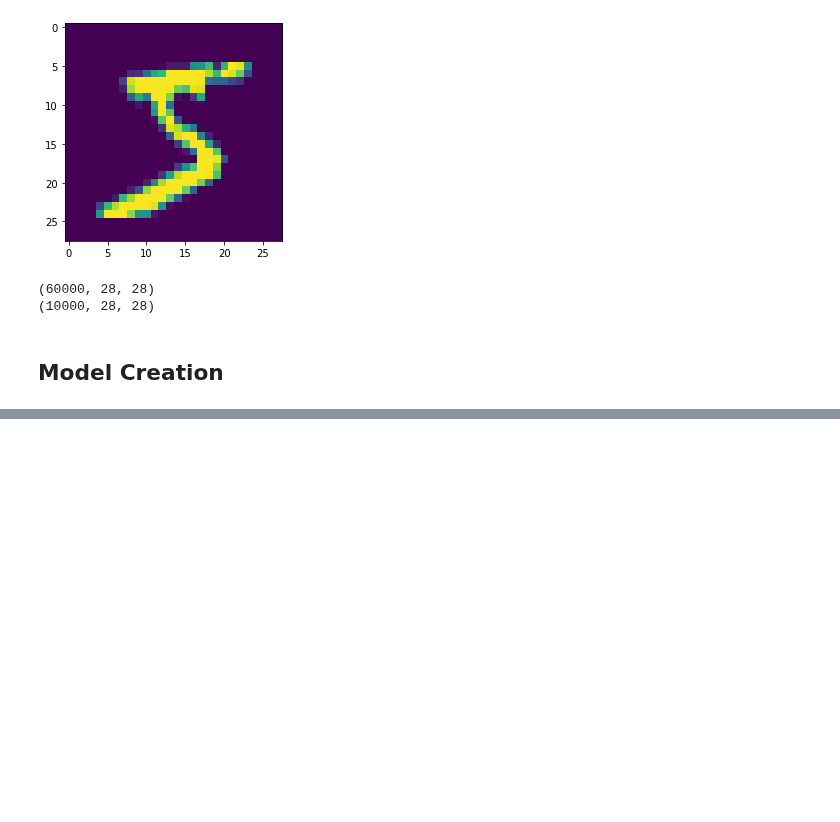
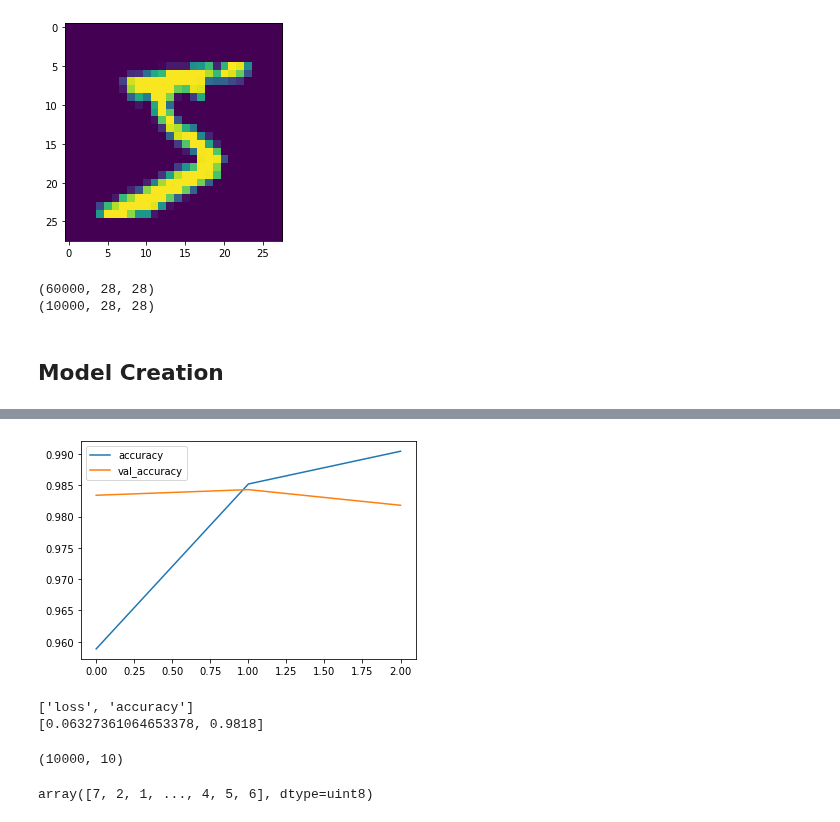
Before and after one commit to bdotbull/bb_learning_tf2_and_keras, a Jupyter notebook: topics/cnn/cnn_mnist.ipynb, the cells around one changed output, grey strips where cells are left out. Cells and saved outputs as stored; diff of their text form; code cells hidden in the pictures; blank space fills up the shorter version.

```diff
--- a/topics/cnn/cnn_mnist.ipynb
+++ b/topics/cnn/cnn_mnist.ipynb
@@ -100,0 +139,11 @@ model.compile(loss='categorical_crossentropy', optimizer='adam',
+# %%
+metrics[['accuracy','val_accuracy']].plot();
+# %% [output]
+[figure, added]
+# %%
+# Evaluation Test
+print(model.metrics_names)
+print(model.evaluate(x_test, y_cat_test, verbose=0))
+# %% [output]
+['loss', 'accuracy']
+[0.06327361064653378, 0.9818]
@@ -100,0 +153,9 @@ model.compile(loss='categorical_crossentropy', optimizer='adam',
+# %%
+# Remember shapes and datatypes
+y_cat_test.shape
+# %% [output]
+(10000, 10)
+# %%
+y_test
+# %% [output]
+array([7, 2, 1, ..., 4, 5, 6], dtype=uint8)
```
Also changed, not shown: parts of 15 cells of this notebook.
